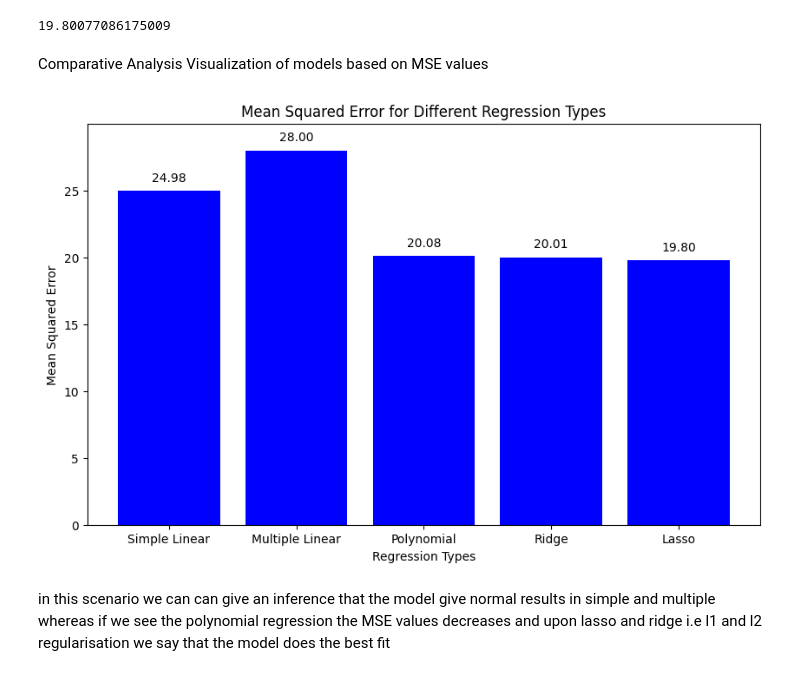
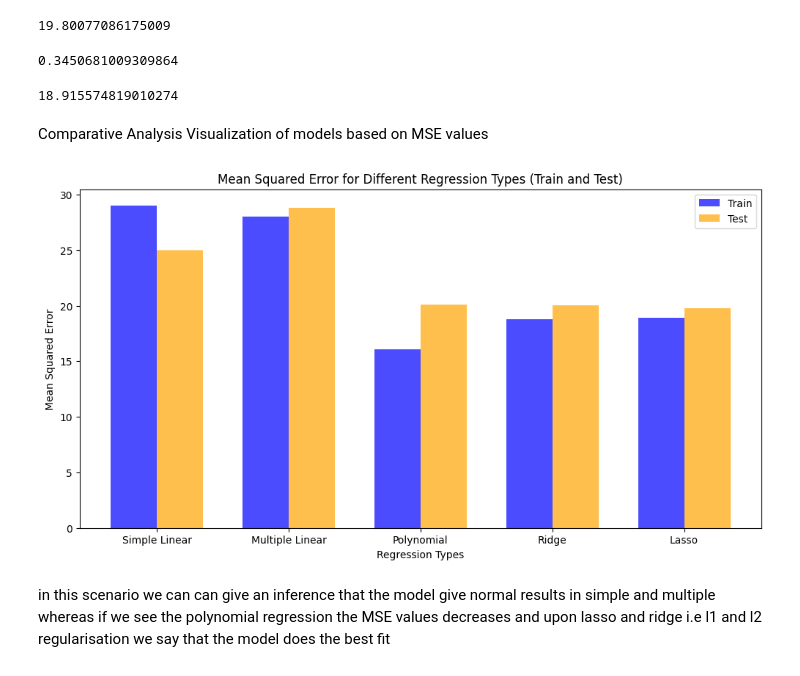
Before and after one commit to joshIsac/sem-2-lab-, a Jupyter notebook: 2348523_lab_5_Lasso_and_Ridge_regression.ipynb, the cells around one changed output. Saved outputs shown, nothing was run; the diff lists cells and outputs as text; code cells hidden in the pictures.

```diff
--- a/2348523_lab_5_Lasso_and_Ridge_regression.ipynb
+++ b/2348523_lab_5_Lasso_and_Ridge_regression.ipynb
@@ -399,21 +445,40 @@ mse4=sum((y_predict-y_test)**2)/116
 mse4
 # %% [output]
 19.80077086175009
+# %%
+y_predict=lasso_regressor.predict(x_train)
+score=r2_score(y_train,y_predict)
+score
+# %% [output]
+0.3450681009309864
+# %%
+mse4=sum((y_predict-y_train)**2)/464
+mse4
+# %% [output]
+18.915574819010274
 # %% [markdown]
 Comparative Analysis Visualization of models based on MSE values
 # %%
 reg_types = ["Simple Linear", "Multiple Linear", "Polynomial", "Ridge", "Lasso"]
-mse_values = [24.98052149031294,  27.999048503073542, 20.08, 20.0128, 19.80]
-plt.figure(figsize=(10, 6))
-plt.bar(reg_types, mse_values, color='blue')
-plt.title('Mean Squared Error for Different Regression Types')
+mse_values_train = [29.03, 27.99, 16.09, 18.8, 18.90]
+mse_values_test = [24.98052149031294, 28.839048503073542, 20.08, 20.0128, 19.80]
+
+bar_width = 0.35
+index = np.arange(len(reg_types))
+
+plt.figure(figsize=(12, 6))
+
+plt.bar(index, mse_values_train, width=bar_width, label='Train', color='blue', alpha=0.7)
+plt.bar(index + bar_width, mse_values_test, width=bar_width, label='Test', color='orange', alpha=0.7)
+
+plt.title('Mean Squared Error for Different Regression Types (Train and Test)')
 plt.xlabel('Regression Types')
 plt.ylabel('Mean Squared Error')
-plt.ylim(0, max(mse_values) + 2)
-for i, value in enumerate(mse_values):
-    plt.text(i, value + 0.5, f'{value:.2f}', ha='center', va='bottom')
+plt.xticks(index + bar_width / 2, reg_types)
+plt.legend()
+
 plt.show()
 # %% [output]
-[figure, old version]
+[figure, new version]
 # %% [markdown]
 in this scenario we can can give an inference that the model give normal results in simple and multiple whereas if we see the polynomial regression the MSE values decreases and upon lasso and ridge i.e l1 and l2 regularisation we say that the model does the best fit
```
Also changed, not shown: parts of 9 cells of this notebook.
